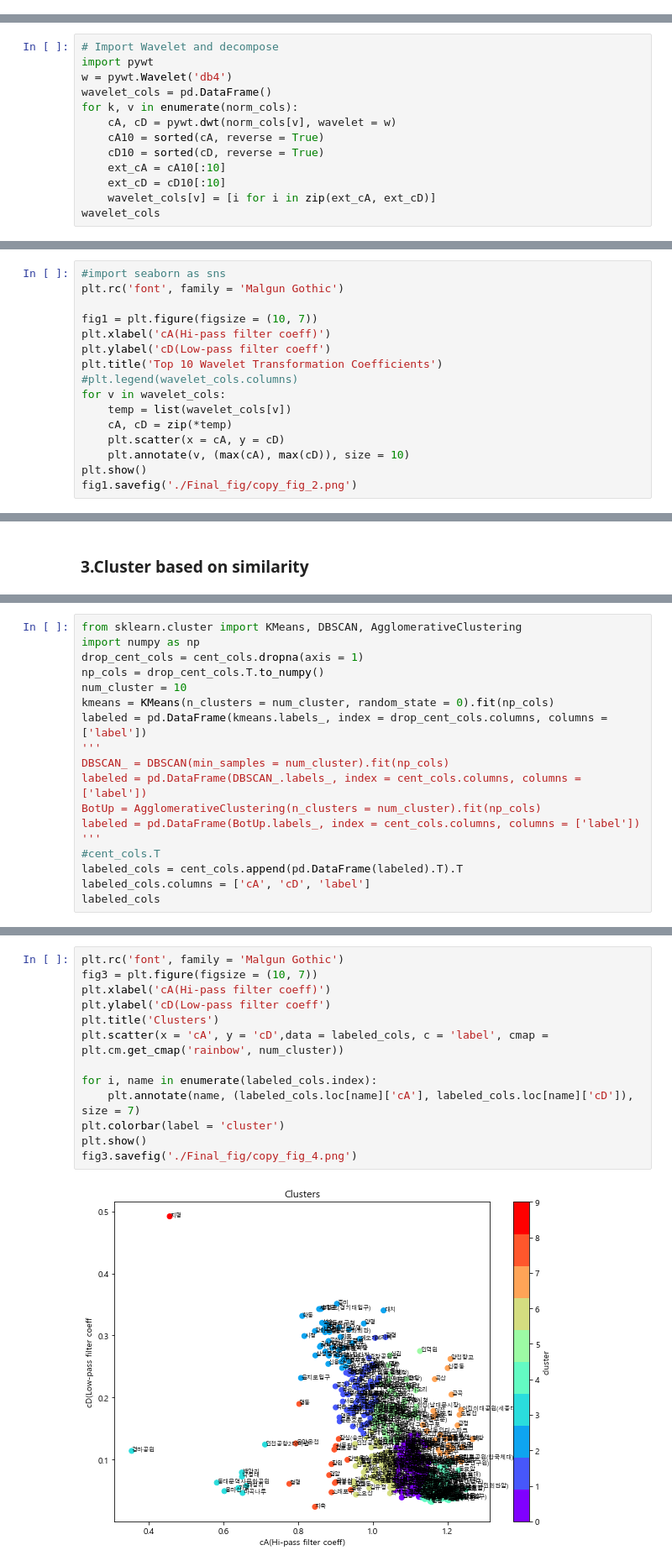
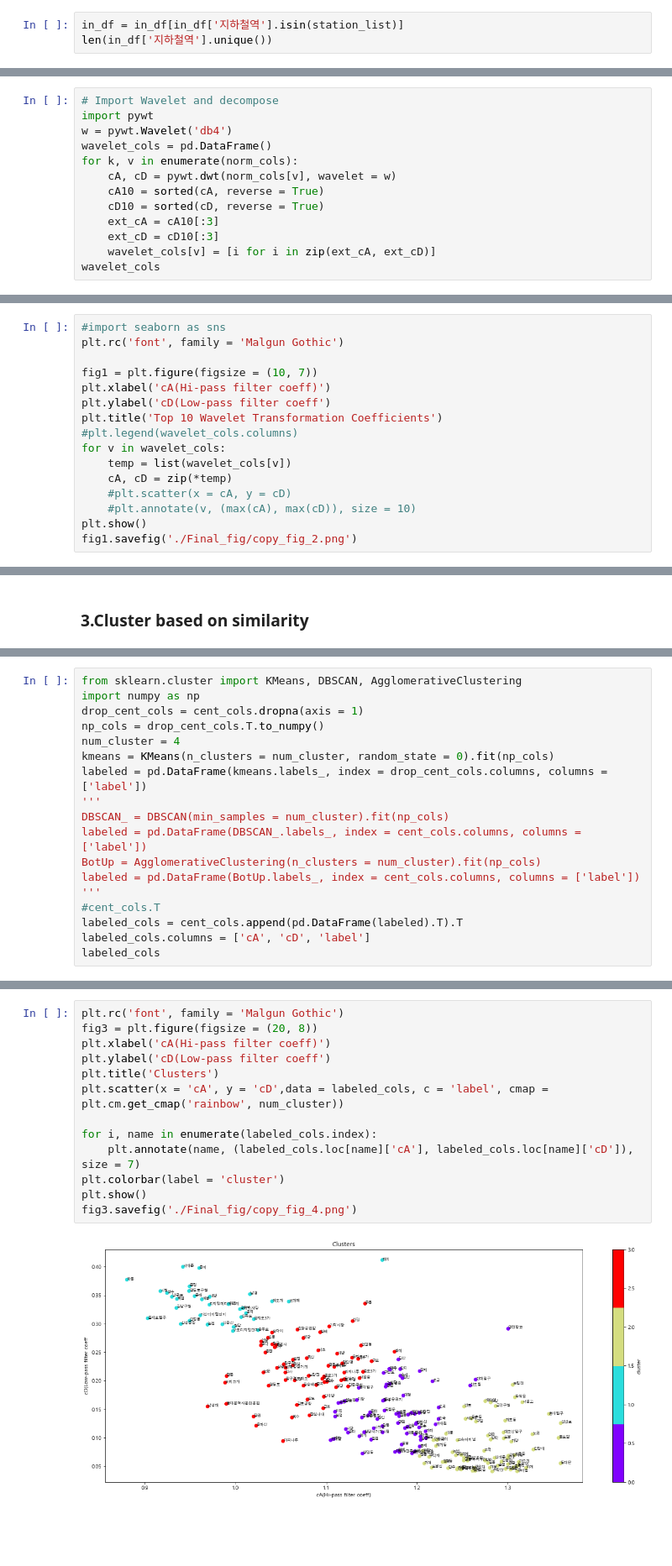
Before and after one commit to cwoong2park/UrbanDataTutorial, a Jupyter notebook: Final_Proj copy.ipynb, the cells around one changed output, grey strips where cells are left out. Shown at 84% size. Cells and saved outputs as stored; diff of their text form; blank space fills up the shorter version.

Commit message:
Update Subway Clustering

```diff
--- a/Final_Proj copy.ipynb
+++ b/Final_Proj copy.ipynb
@@ -54,0 +87,3 @@ memory usage: 1.5+ MB
+# %%
+in_df = in_df[in_df['지하철역'].isin(station_list)]
+len(in_df['지하철역'].unique())
@@ -177,8 +214,8 @@ for k, v in enumerate(norm_cols):
     cA, cD = pywt.dwt(norm_cols[v], wavelet = w)
     cA10 = sorted(cA, reverse = True)
     cD10 = sorted(cD, reverse = True)
-    ext_cA = cA10[:10]
-    ext_cD = cD10[:10]
+    ext_cA = cA10[:3]
+    ext_cD = cD10[:3]
     wavelet_cols[v] = [i for i in zip(ext_cA, ext_cD)]
 wavelet_cols
 # %% [output]
@@ -206,8 +236,8 @@ plt.title('Top 10 Wavelet Transformation Coefficients')
 for v in wavelet_cols:
     temp = list(wavelet_cols[v])
     cA, cD = zip(*temp)
-    plt.scatter(x = cA, y = cD)
-    plt.annotate(v, (max(cA), max(cD)), size = 10)
+    #plt.scatter(x = cA, y = cD)
+    #plt.annotate(v, (max(cA), max(cD)), size = 10)
 plt.show()
 fig1.savefig('./Final_fig/copy_fig_2.png')
 # %% [output]
@@ -242,7 +272,7 @@ from sklearn.cluster import KMeans, DBSCAN, AgglomerativeClustering
 import numpy as np
 drop_cent_cols = cent_cols.dropna(axis = 1)
 np_cols = drop_cent_cols.T.to_numpy()
-num_cluster = 10
+num_cluster = 4
 kmeans = KMeans(n_clusters = num_cluster, random_state = 0).fit(np_cols)
 labeled = pd.DataFrame(kmeans.labels_, index = drop_cent_cols.columns, columns = ['label'])
 '''
@@ -279,16 +302,16 @@ cent_cols
 # %%
 plt.rc('font', family = 'Malgun Gothic')
-fig3 = plt.figure(figsize = (10, 7))
+fig3 = plt.figure(figsize = (20, 8))
 plt.xlabel('cA(Hi-pass filter coeff)')
 plt.ylabel('cD(Low-pass filter coeff')
 plt.title('Clusters')
 plt.scatter(x = 'cA', y = 'cD',data = labeled_cols, c = 'label', cmap = plt.cm.get_cmap('rainbow', num_cluster))
 
 for i, name in enumerate(labeled_cols.index):
     plt.annotate(name, (labeled_cols.loc[name]['cA'], labeled_cols.loc[name]['cD']), size = 7)
 plt.colorbar(label = 'cluster')
 plt.show()
 fig3.savefig('./Final_fig/copy_fig_4.png')
 # %% [output]
-[figure, old version]
+[figure, new version]
 # %%
```
Also changed, not shown: parts of 19 cells of this notebook, 1 other file.
